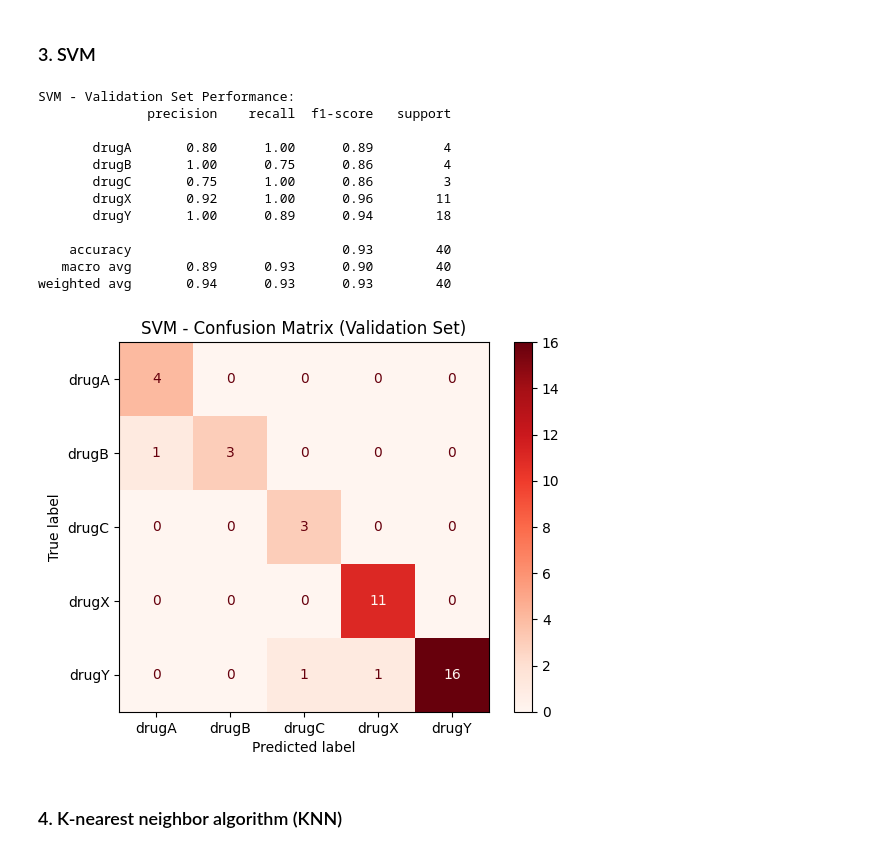
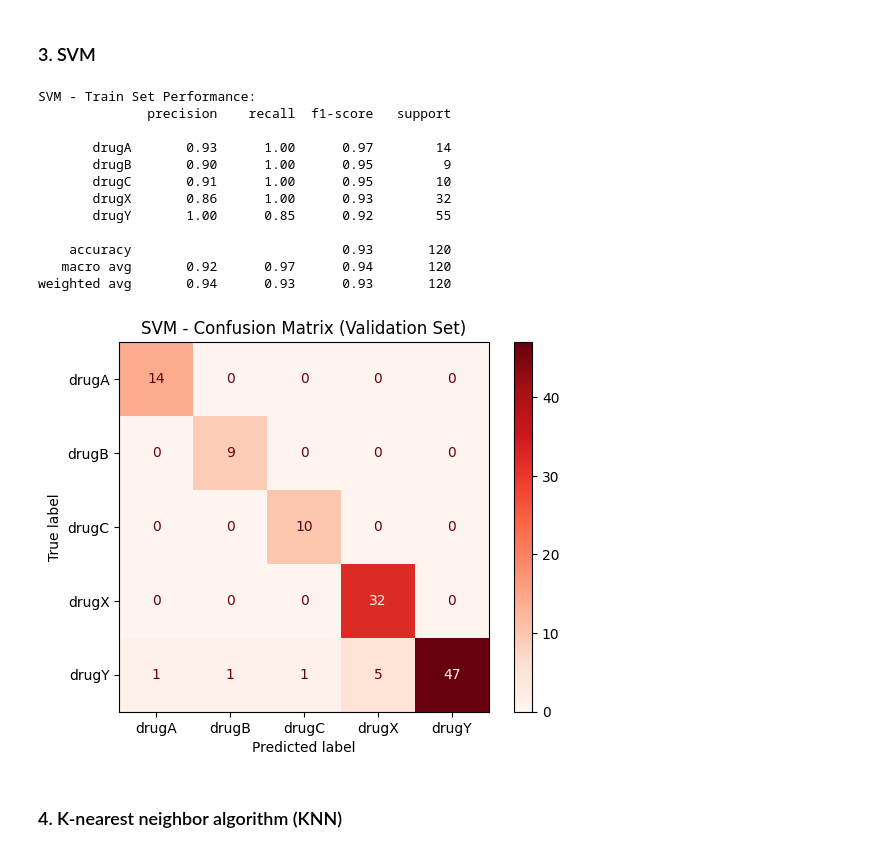
Before and after one commit to saadkhan710/Drug_Classification, a Jupyter notebook: Drug_ML.ipynb, the cells around one changed output. Cells and saved outputs as stored; diff of their text form; code cells hidden in the pictures.

```diff
--- a/Drug_ML.ipynb
+++ b/Drug_ML.ipynb
@@ -674,47 +685,53 @@ weighted avg       0.97      0.95      0.95        40
 # %%
 from sklearn.svm import SVC
 from sklearn.metrics import classification_report, confusion_matrix, ConfusionMatrixDisplay
 import matplotlib.pyplot as plt
 
 
 # Initialize and train the model
 svm = SVC(
     kernel='rbf',
     C=1.0,
     gamma='scale',
     class_weight='balanced',
     random_state=42,
     probability=True
 )
 svm.fit(X_train_prepared, y_train)
 
 # Predict on validation set
-y_val_pred = svm.predict(X_val_prepared)
+y_train_pred = svm.predict(X_train_prepared)
 
 # Evaluate
-print("SVM - Validation Set Performance:")
-print(classification_report(y_val, y_val_pred))
+print("SVM - Train Set Performance:")
+print(classification_report(y_train, y_train_pred))
+train_f1_SVM = f1_score(y_train, y_train_pred, average='weighted')
+
+# 2. Evaluated on validation so later can compare for over-fitting
+y_val_pred = svm.predict(X_val_prepared)
+validation_f1_SVM = f1_score(y_val, y_val_pred, average='weighted')
+
 
 # Confusion Matrix
-cm = confusion_matrix(y_val, y_val_pred)
+cm = confusion_matrix(y_train, y_train_pred)
 disp = ConfusionMatrixDisplay(confusion_matrix=cm, display_labels=svm.classes_)
 disp.plot(cmap='Reds')  # Red to distinguish from other models
 plt.title("SVM - Confusion Matrix (Validation Set)")
 plt.show()
 # %% [output]
-SVM - Validation Set Performance:
+SVM - Train Set Performance:
               precision    recall  f1-score   support
 
-       drugA       0.80      1.00      0.89         4
-       drugB       1.00      0.75      0.86         4
-       drugC       0.75      1.00      0.86         3
-       drugX       0.92      1.00      0.96        11
-       drugY       1.00      0.89      0.94        18
+       drugA       0.93      1.00      0.97        14
+       drugB       0.90      1.00      0.95         9
+       drugC       0.91      1.00      0.95        10
+       drugX       0.86      1.00      0.93        32
+       drugY       1.00      0.85      0.92        55
 
-    accuracy                           0.93        40
-   macro avg       0.89      0.93      0.90        40
-weighted avg       0.94      0.93      0.93        40
+    accuracy                           0.93       120
+   macro avg       0.92      0.97      0.94       120
+weighted avg       0.94      0.93      0.93       120
-[figure, old version]
+[figure, new version]
 # %% [markdown]
 ### 4. K-nearest neighbor algorithm (KNN)
 # %%
```
Also changed, not shown: parts of 19 cells of this notebook.
